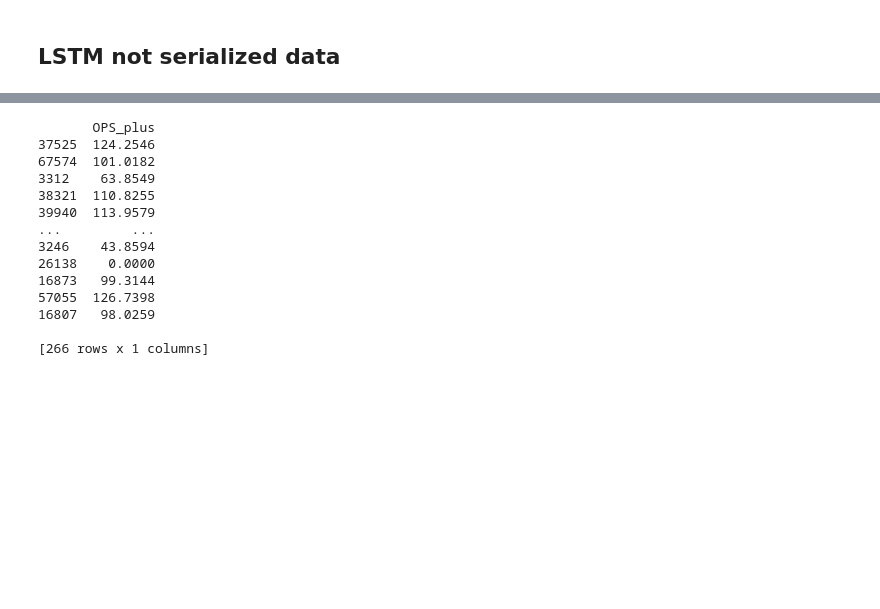
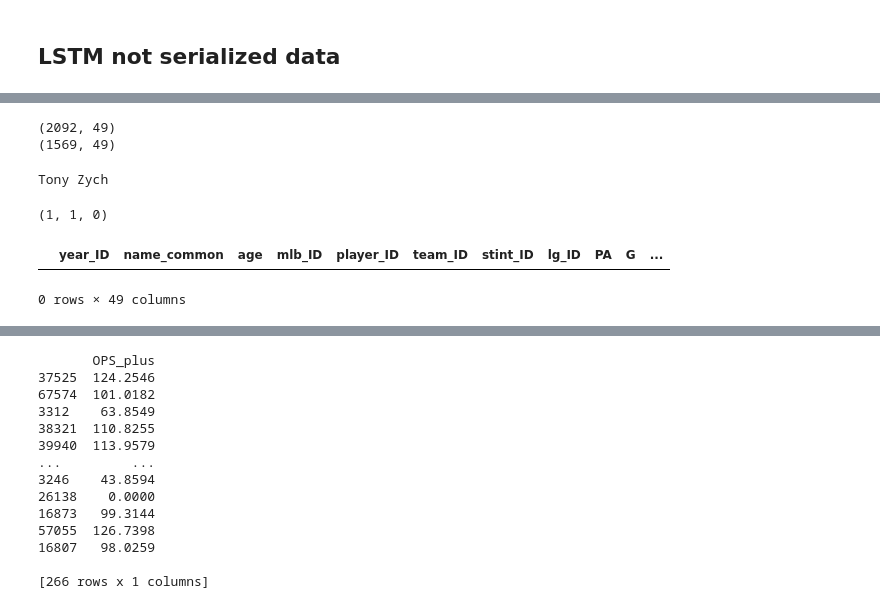
Before and after one commit to LACoderDeBH/CS229-Final-Project, a Jupyter notebook: LSTM_model.ipynb, the cells around one changed output, grey strips where cells are left out. Drawn from its saved outputs; the diff is of its cells as text; code cells hidden in the pictures; blank space fills up the shorter version.

Commit message:
working on shape

```diff
--- a/LSTM_model.ipynb
+++ b/LSTM_model.ipynb
@@ -345,24 +357,8 @@ Test RMSE: 2.588
 # %%
-# players with both 2016 and 2017
-# just go through list of players that are probably not pitchers
-# append the rows from 2016/2017 years respectively
-# there are some years with multiple seasons.. to account for that, i just did "head(1)"
-import numpy as np
-from sklearn.svm import SVR
-import pandas as pd
-import matplotlib.pyplot as plt
 
-batting_data_path = 'bsb_ref.csv'
-# INFO:
-# 101,332 Players with up to 20 features each (exluding year, including team)
-# if metric not reported for player, set to 0.0 by default
+df_not_pitchers = df_recent_players[df_recent_players['pitcher'] != 1] #only players that aren't pitchers
 
-df = pd.read_csv(batting_data_path)
-df = df.fillna(0) # fixing this could really help with results potentially
-df_recent_players = df[df.year_ID >= 1975]
-df_probably_not_pitchers = df_recent_players[df_recent_players['PA'] >= 50]
-
-players = list(set(df_probably_not_pitchers['name_common'])) # just a set of all players
+players = list(set(df_not_pitchers['name_common'])) # just a set of all players
 df_2013 = pd.DataFrame(columns=df_recent_players.columns)
 df_2014 = pd.DataFrame(columns=df_recent_players.columns)
 df_2015 = pd.DataFrame(columns=df_recent_players.columns)
@@ -376,3 +372,9 @@ for player in players:
         df_2015 = df_2015.append(rows_per_player[rows_per_player['year_ID'] == 2015].head(1))
         df_2016 = df_2016.append(rows_per_player[rows_per_player['year_ID'] == 2016].head(1))
         df_2017 = df_2017.append(rows_per_player[rows_per_player['year_ID'] == 2017].head(1))
+
+frames = [df_2013, df_2014, df_2015, df_2016]
+result = pd.concat(frames)
+
+
+other = pd.concat(frames, keys=['x', 'y', 'z'])
@@ -391,0 +381,6 @@ Using TensorFlow backend.
+# %%
+print(result.shape)
+print(other.shape)
+# %% [output]
+(2092, 49)
+(1569, 49)
@@ -391,0 +398,18 @@ Using TensorFlow backend.
+# %%
+print(playerNameToID[row['mlb_ID']])
+# %% [output]
+Tony Zych
+# %%
+import numpy as np
+
+years = []
+X_list = [[[]]]
+X= np.array(X_list)
+print(X.shape)
+y_list = []
+
+result.head(0)
+# %% [output]
+(1, 1, 0)
+|  | year_ID | name_common | age | mlb_ID | player_ID | team_ID | stint_ID | lg_ID | PA | G | ... |
+0 rows × 49 columns
```
Also changed, not shown: parts of 24 cells of this notebook.
